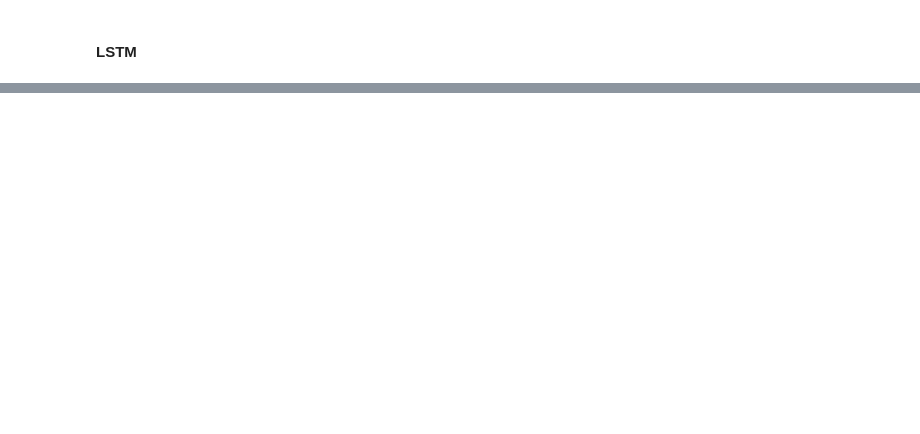
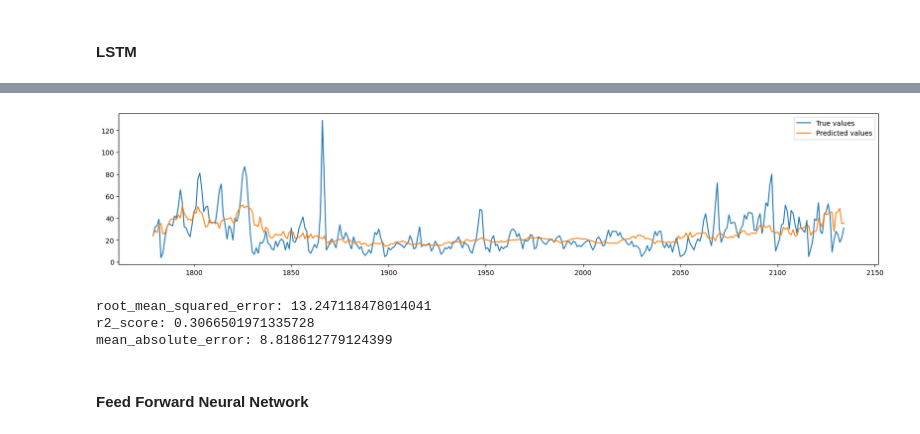
Before and after one commit to davidesonno/AII-project, a Jupyter notebook: 5-model-selection.ipynb, the cells around one changed output, grey strips where cells are left out. Cells and saved outputs as stored; diff of their text form; code cells hidden in the pictures; blank space fills up the shorter version.

Commit message:
new models

```diff
--- a/5-model-selection.ipynb
+++ b/5-model-selection.ipynb
@@ -330,0 +135,13 @@ plt.show()
+# %%
+def create_sequences(x_df, y_df, time_steps=10):
+    X, y = [], []
+    for i in range(len(x_df) - time_steps):
+        X.append(x_df.iloc[i:i+time_steps].values)
+        y.append(y_df.iloc[i+time_steps])
+    return np.array(X), np.array(y)
+
+time_steps = 1  # Use past 30 hours for prediction
+feature_cols = co_x_train.columns.tolist()
+
+co_x_train_seq, co_y_train_seq = create_sequences(co_x_train, co_y_train, time_steps)
+co_x_test_seq, co_y_test_seq = create_sequences(co_x_test, co_y_test, time_steps)
@@ -330,0 +153,9 @@ plt.show()
+# %%
+co_lstm = build_model(co_x_train_seq.shape,  optimizer=Adam(learning_rate=1e-2), loss='mean_absolute_error')
+co_lstm.fit(
+    co_x_train_seq,
+    co_y_train_seq,
+    epochs=10,
+    batch_size=32,
+    verbose=1
+)
@@ -330,0 +184,3 @@ plt.show()
+# %%
+co_y_pred_lstm = co_lstm.predict(co_x_test_seq)
+co_y_pred_df_lstm = pd.DataFrame(co_y_pred_lstm, index=co_y_test.index[time_steps:])
@@ -330,0 +200,17 @@ plt.show()
+# %%
+plt.figure(figsize=(20,4))
+plt.plot(co_y_test.iloc[time_steps:], label='True values')
+plt.plot(co_y_pred_df_lstm, label='Predicted values')
+plt.legend()
+plt.show()
+
+for m in metrics:
+    score = m(co_y_test.iloc[time_steps:],co_y_pred_df_lstm)
+    print(f'{m.__name__}: {score}')
+# %% [output]
+[figure, added]
+root_mean_squared_error: 13.247118478014041
+r2_score: 0.3066501971335728
+mean_absolute_error: 8.818612779124399
+# %% [markdown]
+#### **Feed Forward Neural Network**
```
Also changed, not shown: parts of 49 cells of this notebook, 5 other files.
